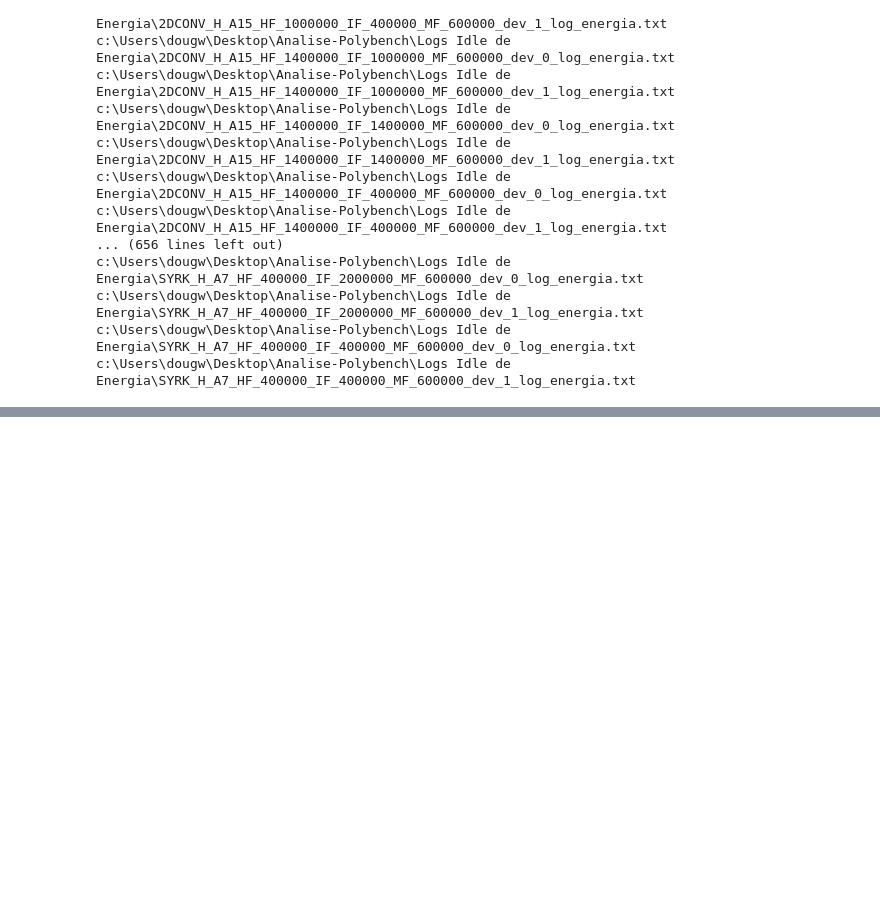
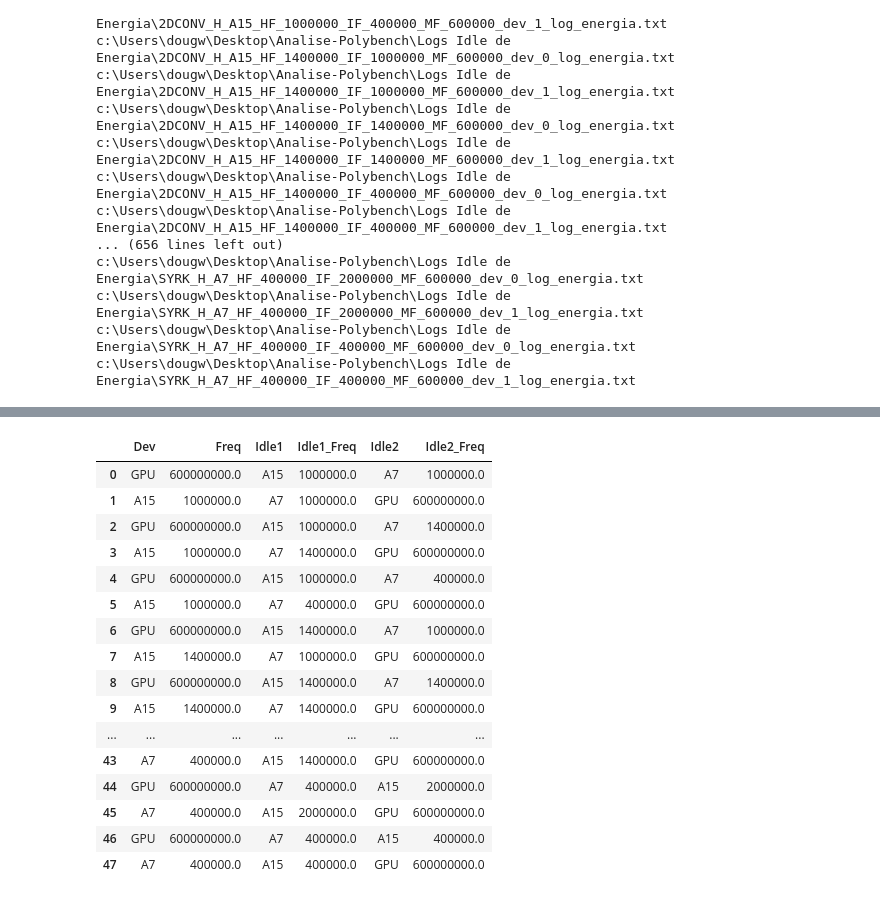
Before and after one commit to dwahast/Analise-Polybench, a Jupyter notebook: Analise Energia Idle.ipynb, the cells around one changed output, grey strips where cells are left out. Saved outputs shown, nothing was run; the diff lists cells and outputs as text; code cells hidden in the pictures; blank space fills up the shorter version.

```diff
--- a/Analise Energia Idle.ipynb
+++ b/Analise Energia Idle.ipynb
@@ -129,0 +136,23 @@ df
+# %%
+to_mantain = ['Dev','Freq','Idle1','Idle1_Freq','Idle2','Idle2_Freq']
+df_configs = df[df['App'] == '2DCONV']
+df_configs = df_configs.loc[:,df_configs.columns.isin(to_mantain)]
+df_configs
+# %% [output]
+|  | Dev | Freq | Idle1 | Idle1_Freq | Idle2 | Idle2_Freq |
+| 0 | GPU | 600000000.0 | A15 | 1000000.0 | A7 | 1000000.0 |
+| 1 | A15 | 1000000.0 | A7 | 1000000.0 | GPU | 600000000.0 |
+| 2 | GPU | 600000000.0 | A15 | 1000000.0 | A7 | 1400000.0 |
+| 3 | A15 | 1000000.0 | A7 | 1400000.0 | GPU | 600000000.0 |
+| 4 | GPU | 600000000.0 | A15 | 1000000.0 | A7 | 400000.0 |
+| 5 | A15 | 1000000.0 | A7 | 400000.0 | GPU | 600000000.0 |
+| 6 | GPU | 600000000.0 | A15 | 1400000.0 | A7 | 1000000.0 |
+| 7 | A15 | 1400000.0 | A7 | 1000000.0 | GPU | 600000000.0 |
+| 8 | GPU | 600000000.0 | A15 | 1400000.0 | A7 | 1400000.0 |
+| 9 | A15 | 1400000.0 | A7 | 1400000.0 | GPU | 600000000.0 |
+| ... | ... | ... | ... | ... | ... | ... |
+| 43 | A7 | 400000.0 | A15 | 1400000.0 | GPU | 600000000.0 |
+| 44 | GPU | 600000000.0 | A7 | 400000.0 | A15 | 2000000.0 |
+| 45 | A7 | 400000.0 | A15 | 2000000.0 | GPU | 600000000.0 |
+| 46 | GPU | 600000000.0 | A7 | 400000.0 | A15 | 400000.0 |
+| 47 | A7 | 400000.0 | A15 | 400000.0 | GPU | 600000000.0 |
```
Also changed, not shown: parts of 3 cells of this notebook.
